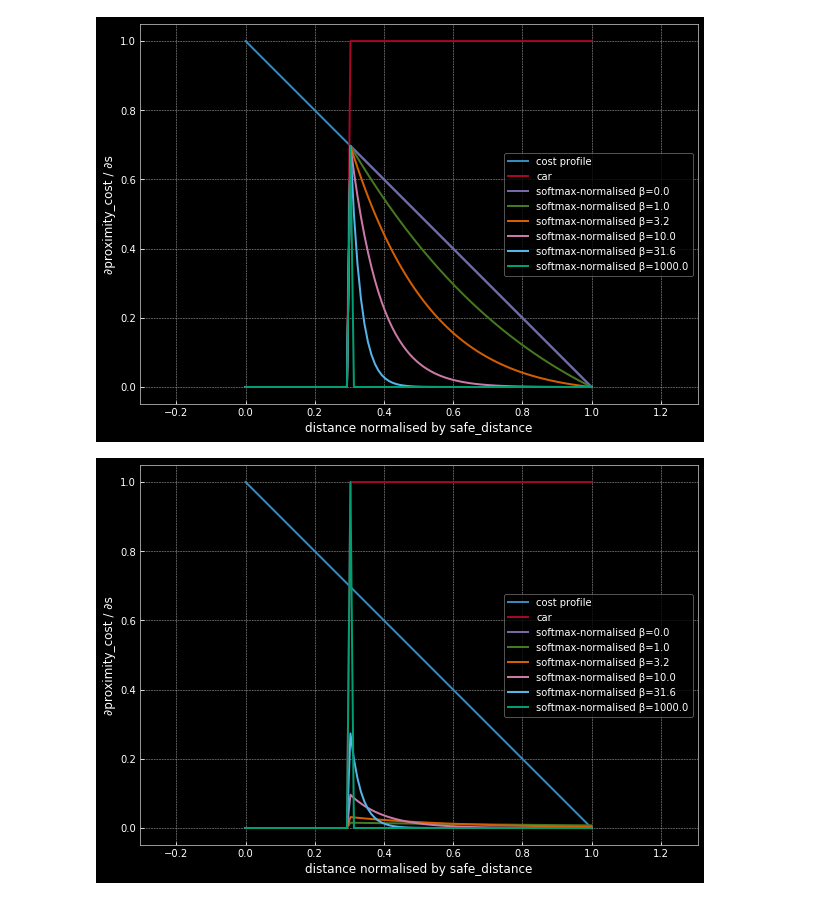
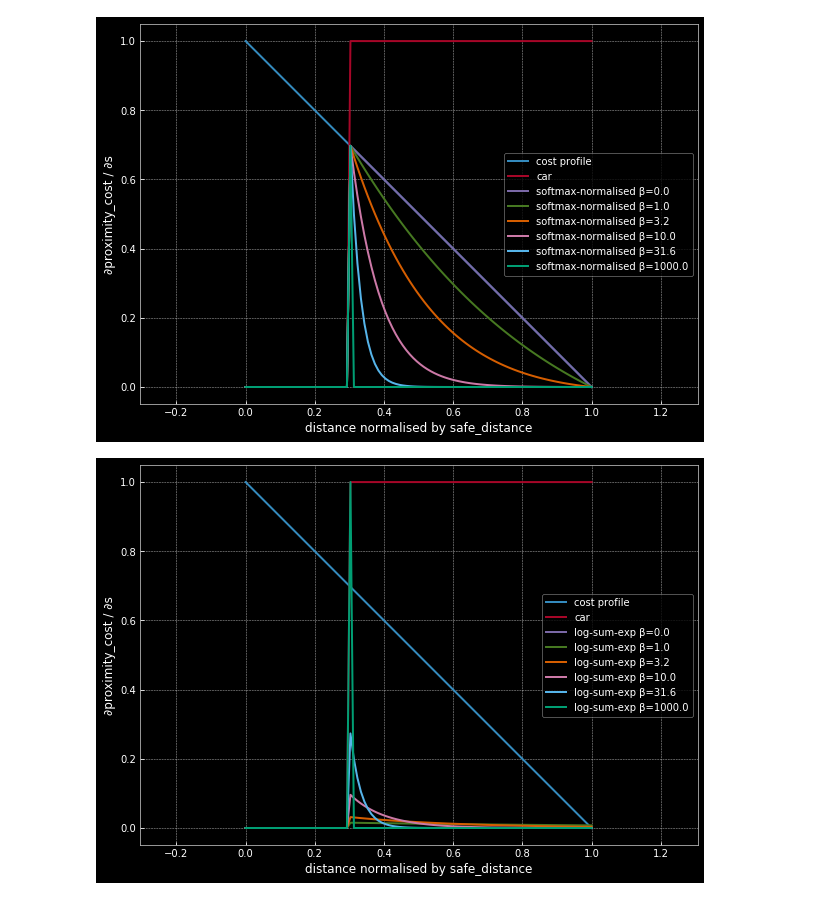
Before and after one commit to Atcold/pytorch-PPUU, a Jupyter notebook: Notebooks/Proximity-cost-profile.ipynb, the cells around one changed output. Cells and saved outputs as stored; diff of their text form; code cells hidden in the pictures.

```diff
--- a/Notebooks/Proximity-cost-profile.ipynb
+++ b/Notebooks/Proximity-cost-profile.ipynb
@@ -112,32 +112,32 @@ savefig('normalised_attention.png')
 # Max, softmax, sum
 N = 100
 start = 30
 x = torch.linspace(0, 1, N)
 y = dict()
 c = 1 - x
 c[:start] = 0
 y['cost profile'] = 1 - x
 y['cost profile'].requires_grad = True
 y['car'] = torch.zeros(N)
 y['car'][start:] = 1
 for e in range(-1, 5):
     β = 10 ** (e / 2)
     if e == -1: β = 0
     if e == 4: β = 1e3
 
     cost = torch.logsumexp(β * y['cost profile'] * y['car'], dim=0 ) / β
     cost.backward()
-    y[f'softmax-normalised β={β:.1f}'] = y['cost profile'].grad.clone()
+    y[f'log-sum-exp β={β:.1f}'] = y['cost profile'].grad.clone()
     y['cost profile'].grad.zero_()
 
 for k in y:
     if hasattr(y[k],'grad'): y[k] = y[k].detach().numpy()
     plot(x, y[k], '-', label=k)
 
 axis('equal')
 legend()
 xlabel('distance normalised by safe_distance')
 ylabel('∂proximity_cost / ∂s')
 savefig('normalised_attention.png')
 # %% [output]
-[figure, old version]
+[figure, new version]
```
Also changed, not shown: parts of 2 cells of this notebook, 1 other file.
